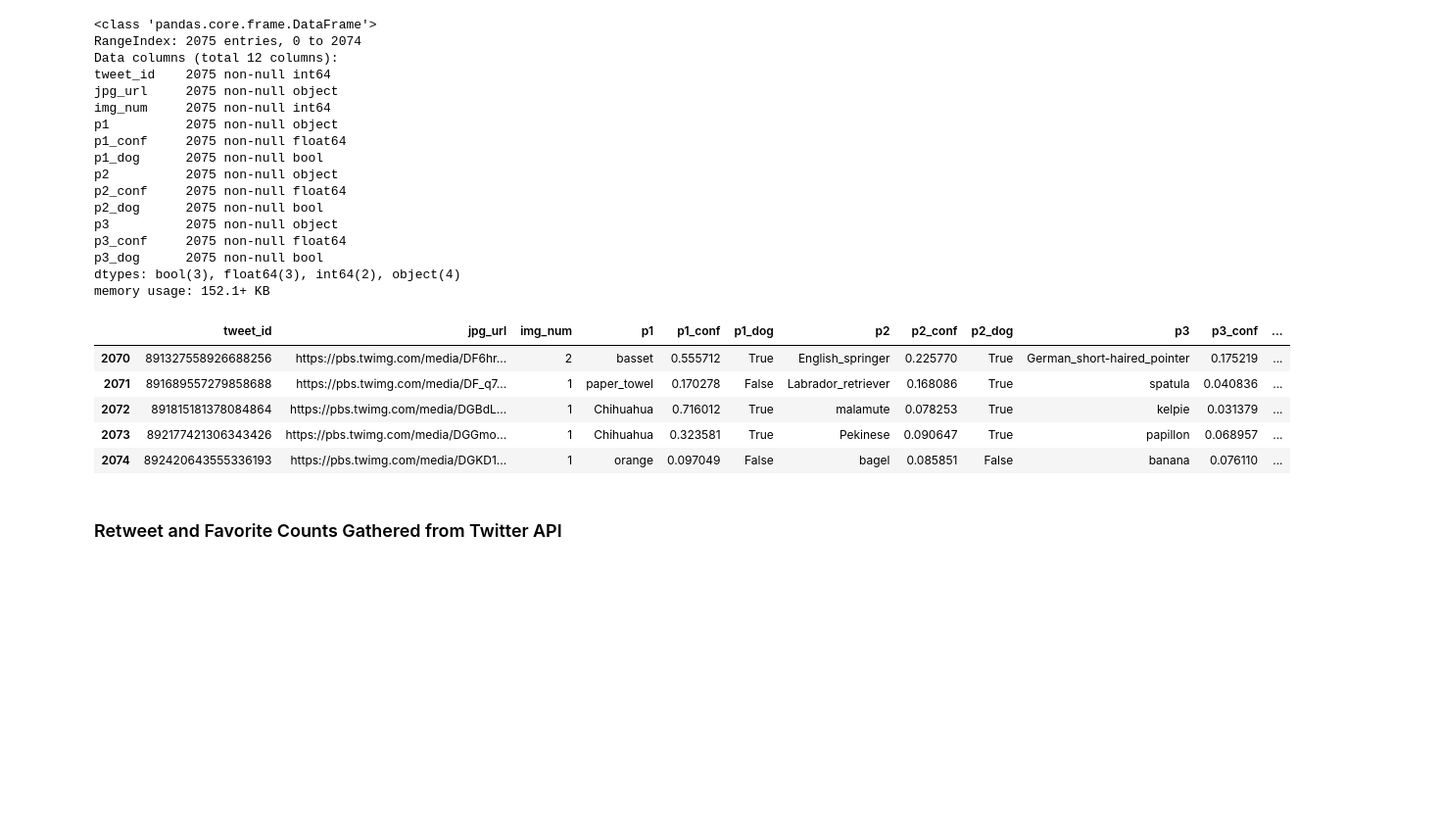
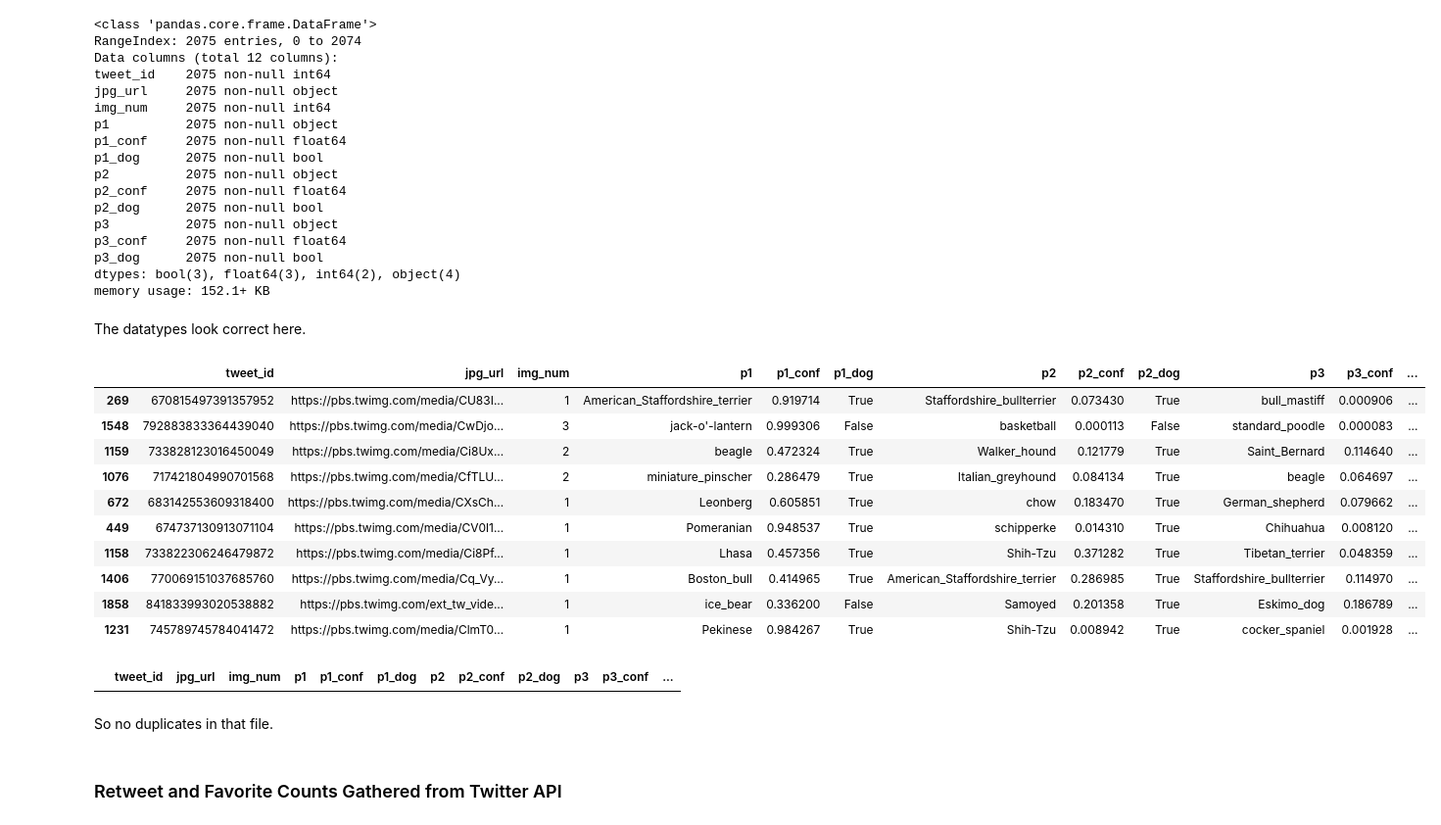
Before and after one commit to moscowjh/t2-p3-wrangle, a Jupyter notebook: wrangle_act.ipynb, the cells around one changed output. Shown at 98% size. Drawn from its saved outputs; the diff is of its cells as text; code cells hidden in the pictures; blank space fills up the shorter version.

```diff
--- a/wrangle_act.ipynb
+++ b/wrangle_act.ipynb
@@ -416,15 +418,28 @@ p3_conf     2075 non-null float64
 p3_dog      2075 non-null bool
 dtypes: bool(3), float64(3), int64(2), object(4)
 memory usage: 152.1+ KB
-# %%
-df2.tail(5)
-# %% [output]
-|  | tweet_id | jpg_url | img_num | p1 | p1_conf | p1_dog | p2 | p2_conf | p2_dog | p3 | p3_conf | ... |
-| 2070 | 891327558926688256 | https://pbs.twimg.com/media/DF6hr... | 2 | basset | 0.555712 | True | English_springer | 0.225770 | True | German_short-haired_pointer | 0.175219 | ... |
-| 2071 | 891689557279858688 | https://pbs.twimg.com/media/DF_q7... | 1 | paper_towel | 0.170278 | False | Labrador_retriever | 0.168086 | True | spatula | 0.040836 | ... |
-| 2072 | 891815181378084864 | https://pbs.twimg.com/media/DGBdL... | 1 | Chihuahua | 0.716012 | True | malamute | 0.078253 | True | kelpie | 0.031379 | ... |
-| 2073 | 892177421306343426 | https://pbs.twimg.com/media/DGGmo... | 1 | Chihuahua | 0.323581 | True | Pekinese | 0.090647 | True | papillon | 0.068957 | ... |
-| 2074 | 892420643555336193 | https://pbs.twimg.com/media/DGKD1... | 1 | orange | 0.097049 | False | bagel | 0.085851 | False | banana | 0.076110 | ... |
+# %% [markdown]
+The datatypes look correct here.
+# %%
+df2.sample(10)
+# %% [output]
+|  | tweet_id | jpg_url | img_num | p1 | p1_conf | p1_dog | p2 | p2_conf | p2_dog | p3 | p3_conf | ... |
+| 269 | 670815497391357952 | https://pbs.twimg.com/media/CU83I... | 1 | American_Staffordshire_terrier | 0.919714 | True | Staffordshire_bullterrier | 0.073430 | True | bull_mastiff | 0.000906 | ... |
+| 1548 | 792883833364439040 | https://pbs.twimg.com/media/CwDjo... | 3 | jack-o'-lantern | 0.999306 | False | basketball | 0.000113 | False | standard_poodle | 0.000083 | ... |
+| 1159 | 733828123016450049 | https://pbs.twimg.com/media/Ci8Ux... | 2 | beagle | 0.472324 | True | Walker_hound | 0.121779 | True | Saint_Bernard | 0.114640 | ... |
+| 1076 | 717421804990701568 | https://pbs.twimg.com/media/CfTLU... | 2 | miniature_pinscher | 0.286479 | True | Italian_greyhound | 0.084134 | True | beagle | 0.064697 | ... |
+| 672 | 683142553609318400 | https://pbs.twimg.com/media/CXsCh... | 1 | Leonberg | 0.605851 | True | chow | 0.183470 | True | German_shepherd | 0.079662 | ... |
+| 449 | 674737130913071104 | https://pbs.twimg.com/media/CV0l1... | 1 | Pomeranian | 0.948537 | True | schipperke | 0.014310 | True | Chihuahua | 0.008120 | ... |
+| 1158 | 733822306246479872 | https://pbs.twimg.com/media/Ci8Pf... | 1 | Lhasa | 0.457356 | True | Shih-Tzu | 0.371282 | True | Tibetan_terrier | 0.048359 | ... |
+| 1406 | 770069151037685760 | https://pbs.twimg.com/media/Cq_Vy... | 1 | Boston_bull | 0.414965 | True | American_Staffordshire_terrier | 0.286985 | True | Staffordshire_bullterrier | 0.114970 | ... |
+| 1858 | 841833993020538882 | https://pbs.twimg.com/ext_tw_vide... | 1 | ice_bear | 0.336200 | False | Samoyed | 0.201358 | True | Eskimo_dog | 0.186789 | ... |
+| 1231 | 745789745784041472 | https://pbs.twimg.com/media/ClmT0... | 1 | Pekinese | 0.984267 | True | Shih-Tzu | 0.008942 | True | cocker_spaniel | 0.001928 | ... |
+# %%
+df2[df2['tweet_id'].duplicated()]
+# %% [output]
+|  | tweet_id | jpg_url | img_num | p1 | p1_conf | p1_dog | p2 | p2_conf | p2_dog | p3 | p3_conf | ... |
+# %% [markdown]
+So no duplicates in that file.
 # %% [markdown]
 ### Retweet and Favorite Counts Gathered from Twitter API
 # %%
```
Also changed, not shown: parts of 7 cells of this notebook.
